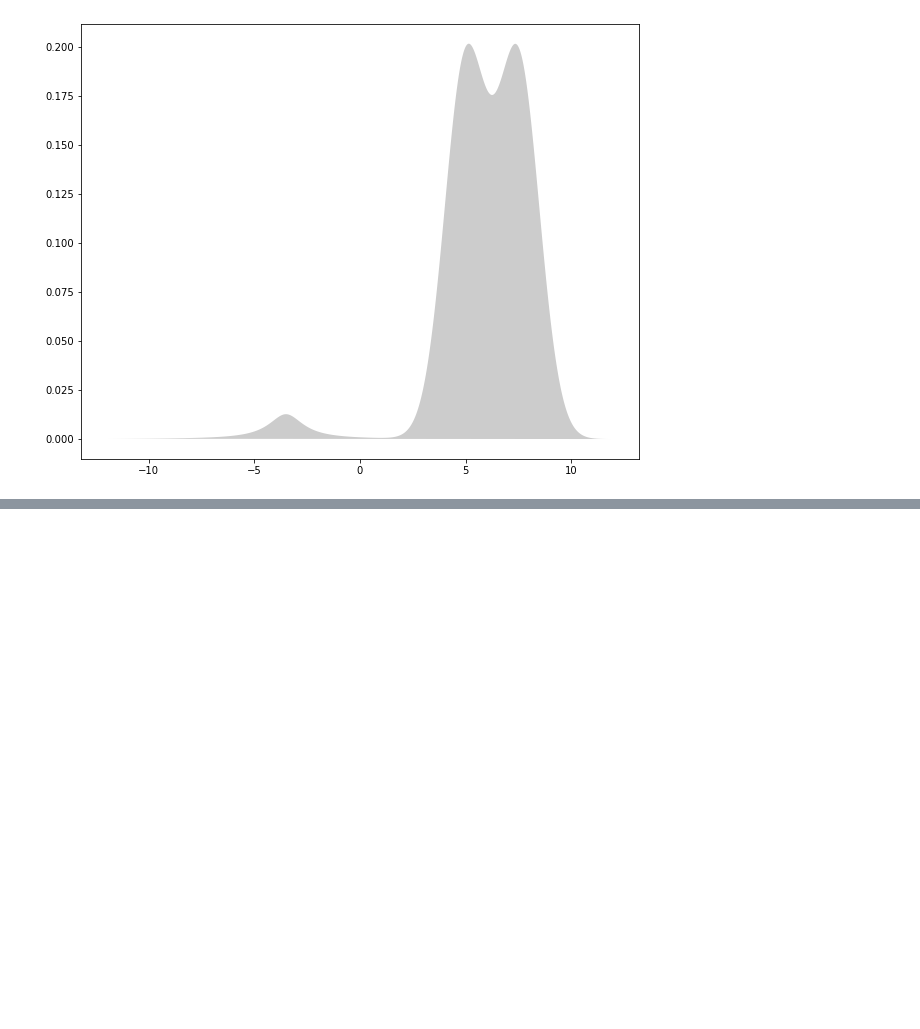
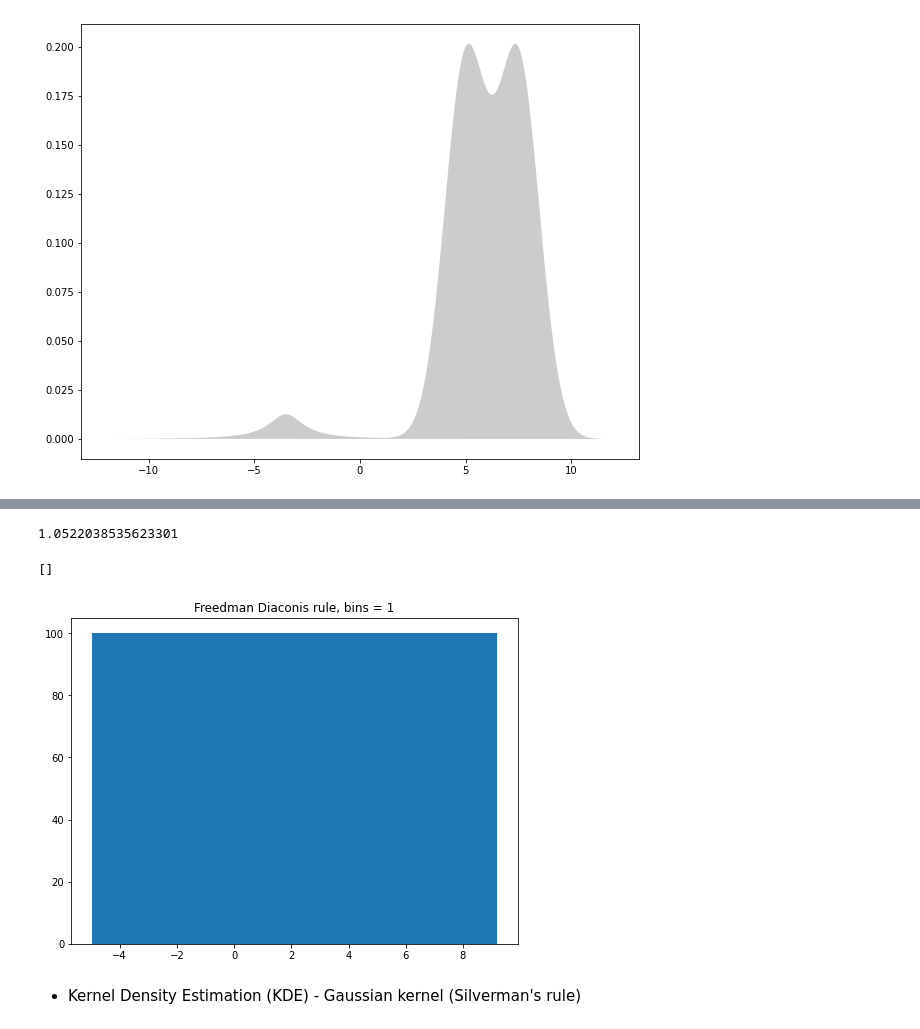
Before and after one commit to ilariavascotto/Unsupervised-Learning-2023, a Jupyter notebook: Notebooks/Lab6-IDandDensityEstimation.ipynb, the cells around one changed output, grey strips where cells are left out. Cells and saved outputs as stored; diff of their text form; code cells hidden in the pictures; blank space fills up the shorter version.

```diff
--- a/Notebooks/Lab6-IDandDensityEstimation.ipynb
+++ b/Notebooks/Lab6-IDandDensityEstimation.ipynb
@@ -40,0 +162,25 @@ Compute the density estimation with your implementations of:
+# %%
+def friedman_diaconis(X):
+    '''
+    Select the number of bins such that bin=2*IQR(x)/(n^(1/3))
+    '''
+    q3, q1 = np.percentile(X, [75,25])
+    iqr = q3 - q1
+    return 2*iqr/(len(X)**(1/3))
+# %%
+bin_fd=friedman_diaconis(X)
+# %%
+print(bin_fd)
+# %% [output]
+1.0522038535623301
+# %%
+plt.figure(figsize=(8,6))
+
+plt.hist(X, bins=int(bin_fd))
+plt.title(f"Freedman Diaconis rule, bins = {int(bin_fd)}")
+plt.plot()
+# %% [output]
+[]
+[figure, added]
+# %% [markdown]
+- Kernel Density Estimation (KDE) - Gaussian kernel (Silverman's rule)
```
Also changed, not shown: parts of 30 cells of this notebook, 4 other files.
